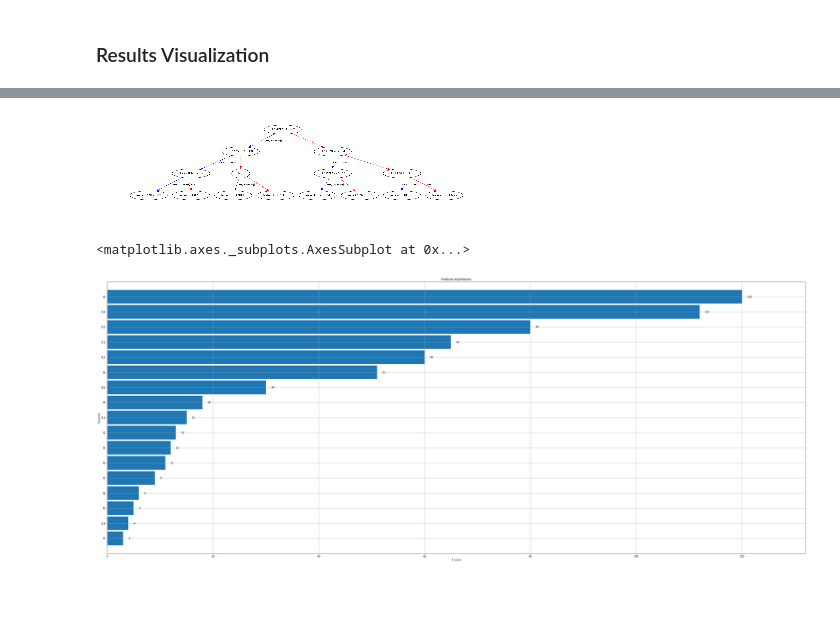
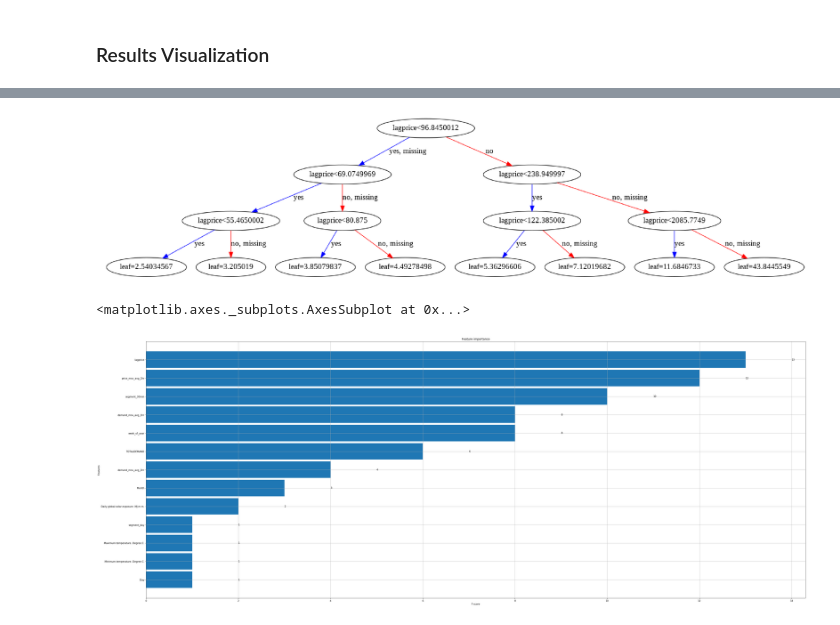
Before and after one commit to DonaldTurton/AT2_Advanced_Data_Algorithms, a Jupyter notebook: XGB_Model.ipynb, the cells around one changed output, grey strips where cells are left out. Drawn from its saved outputs; the diff is of its cells as text; code cells hidden in the pictures; blank space fills up the shorter version.

Commit message:
lagged variables

```diff
--- a/XGB_Model.ipynb
+++ b/XGB_Model.ipynb
@@ -35,3 +35,23 @@ data.head()
 | 2 | 2018 | 1 | 1 | 6745.63 | 73.62 | 2018/01/01 | 01:30:00 | 31.0 | ... |
 | 3 | 2018 | 1 | 1 | 6466.06 | 71.49 | 2018/01/01 | 02:00:00 | 31.0 | ... |
 | 4 | 2018 | 1 | 1 | 6279.80 | 69.27 | 2018/01/01 | 02:30:00 | 31.0 | ... |
+# %%
+# Update the moving average variables
+
+data.demand_mov_avg_1hr = data.TOTALDEMAND.rolling(window=2).mean()
+data.demand_mov_avg_2hr = data.TOTALDEMAND.rolling(window=4).mean()
+
+data.head()
+
+# Create a new price variable with one unit lag (predicting current price will be influenced by the previous periods price)
+
+data['lagprice'] = data.RRP.shift(1)
+
+data.head()
+
+# Create moving average variables for 1hr and 2hrs in python
+
+data.price_mov_avg_1hr = data.lagprice.rolling(window=2).mean()
+data.price_mov_avg_2hr = data.lagprice.rolling(window=4).mean()
+
+data.head()
@@ -170,5 +169,5 @@ dtype: int64
 # %%
 # Objective variable selection
 y = data.RRP
-X = data.drop(['RRP', "date_keep", "time_keep", "index", "Year.x", "day_of_week"], axis=1).select_dtypes(exclude=['object'])
+X = data.drop(['RRP', "date_keep", "time_keep", "index", "Year.x", "day_of_week"], axis=1)
 # %%
@@ -286,7 +305,7 @@ RMSE: 40.806507
 #### k-fold Cross Validation
 # %%
 params = {"objective":"reg:linear",'colsample_bytree': 0.3,'learning_rate': 0.05, 'early_stopping_rounds':50,
-                'max_depth': 3, 'alpha': 10, 'seed':123}
+                'max_depth': 3, 'alpha': 10}
 # %%
 cv_results = xgboost.cv(dtrain=data_dmatrix, params=params, nfold=10,
                     num_boost_round=100,early_stopping_rounds=50,metrics="rmse", as_pandas=True, seed=123)
@@ -308,3 +336,6 @@ print((cv_results["test-rmse-mean"]).tail(1))
 Name: test-rmse-mean, dtype: float64
 # %% [markdown]
 ### Results Visualization
+# %%
+#????????? it only prints the naemes if I use this
+xgreg = xgboost.train(params=params, dtrain=data_dmatrix, num_boost_round=10)
@@ -311,12 +344,12 @@ Name: test-rmse-mean, dtype: float64
 # %%
 #Plot tree
-xgboost.plot_tree(xg_reg,num_trees=0)
+xgboost.plot_tree(xgreg,num_trees=0)
 plt.rcParams['figure.figsize'] = [50, 20]
 plt.show()
 # %% [output]
-[figure, old version]
+[figure, new version]
 # %%
-xgboost.plot_importance(xg_reg, height=0.9)
+xgboost.plot_importance(xgreg, height=0.9)
 # %% [output]
 <matplotlib.axes._subplots.AxesSubplot at 0x...>
-[figure, old version]
+[figure, new version]
```
Also changed, not shown: parts of 31 cells of this notebook.
